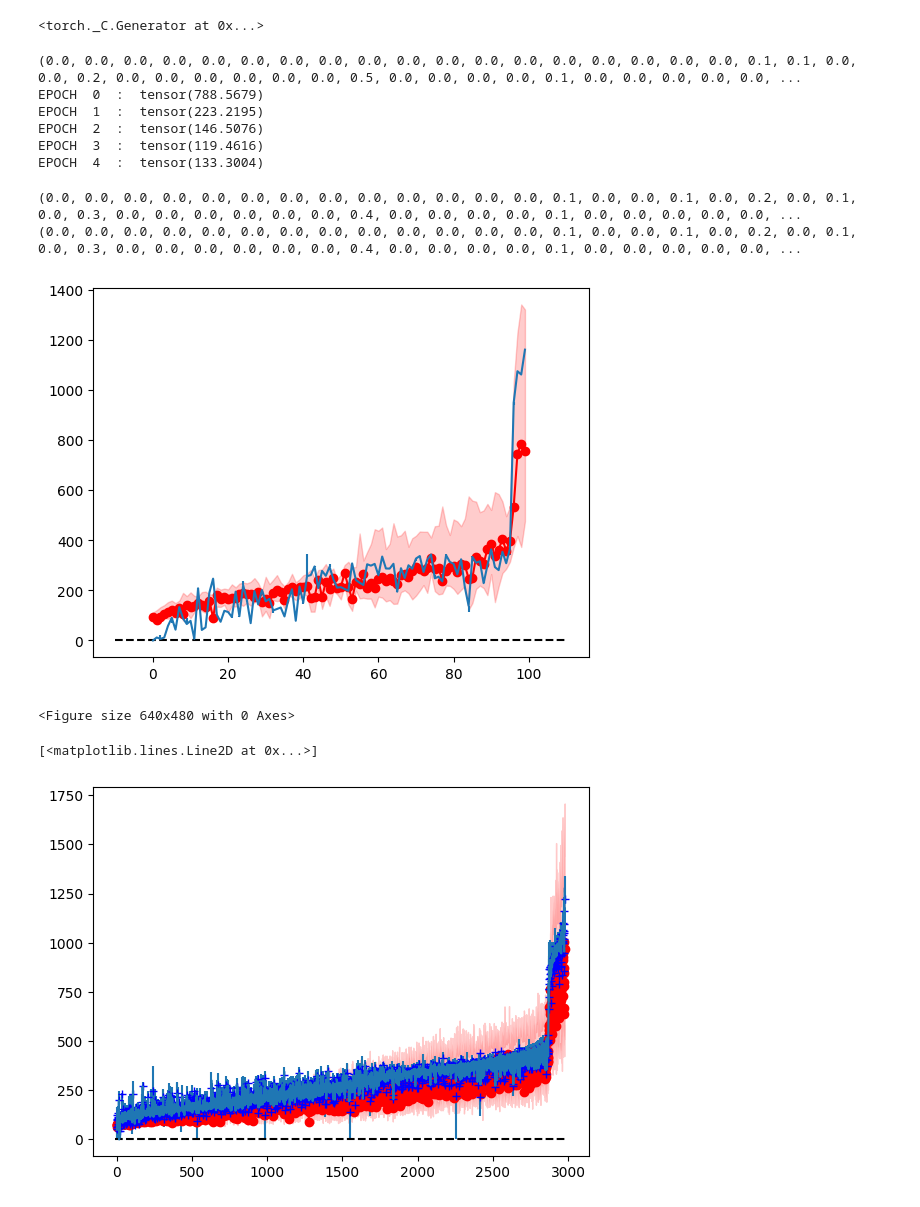
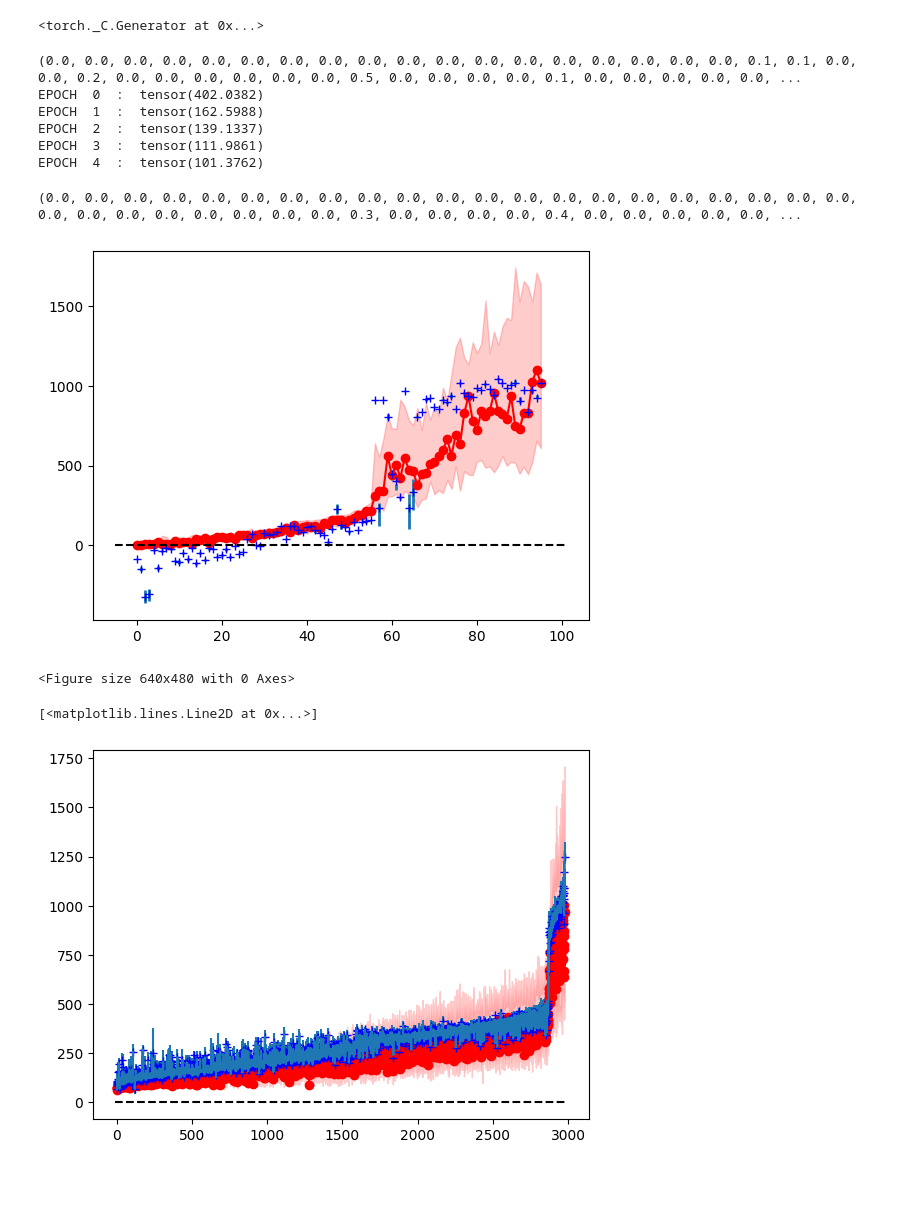
Before and after one commit to puneet-j/abm_sims_MRS, a Jupyter notebook: AAAI/learn_node_wise.ipynb, the cells around one changed output. Saved outputs shown, nothing was run; the diff lists cells and outputs as text; code cells hidden in the pictures; blank space fills up the shorter version.

```diff
--- a/AAAI/learn_node_wise.ipynb
+++ b/AAAI/learn_node_wise.ipynb
@@ -80,7 +80,8 @@ class GATNet(torch.nn.Module):
         # Apply the linear layer
         x = F.dropout(self.linear(x), p=self.p, training=self.training)
         embed = x
-        x = F.relu(self.linear2(x))
+        # x = F.relu(self.linear2(x))
+        x = self.linear2(x)
 
         # x[:,0] = self.sigm(x[:,0])
         # x[:,0] = self.ta(x[:,0] + 1)/2.0
@@ -165,6 +186,8 @@ for epoch in range(0, epochs):
     for feat, edge, ew in dataloader:
 
         features = feat.squeeze_(0)#.to(device)
+        # edges = convert_to_undirected(edge.squeeze_(0))#.to(device)
+        # edge_weights = convert_to_undirected_weights(ew.squeeze_(0))
         edges = edge.squeeze_(0)#.to(device)
         edge_weights = ew.squeeze_(0)
         # Create a tensor for labels, initially filled with NaN
@@ -190,7 +213,7 @@ for epoch in range(0, epochs):
 
         loss_for_one_graph = 0.0
         for subdata in loader:
-
+            subdata = subdata.to(device)
             # print(subdata)
             # print(subdata)
             label_mask = ~torch.isnan(subdata.y)
@@ -231,9 +254,9 @@ for epoch in range(0, epochs):
     # break
 # %% [output]
 (0.0, 0.0, 0.0, 0.0, 0.0, 0.0, 0.0, 0.0, 0.0, 0.0, 0.0, 0.0, 0.0, 0.0, 0.0, 0.0, 0.0, 0.0, 0.1, 0.1, 0.0, 0.0, 0.2, 0.0, 0.0, 0.0, 0.0, 0.0, 0.0, 0.5, 0.0, 0.0, 0.0, 0.0, 0.1, 0.0, 0.0, 0.0, 0.0, 0.0, ...
-EPOCH  0  :  tensor(788.5679)
-EPOCH  1  :  tensor(223.2195)
-EPOCH  2  :  tensor(146.5076)
-EPOCH  3  :  tensor(119.4616)
-EPOCH  4  :  tensor(133.3004)
+EPOCH  0  :  tensor(402.0382)
+EPOCH  1  :  tensor(162.5988)
+EPOCH  2  :  tensor(139.1337)
+EPOCH  3  :  tensor(111.9861)
+EPOCH  4  :  tensor(101.3762)
 # %%
@@ -304,7 +336,7 @@ EPOCH  4  :  tensor(133.3004)
 #     print('EPOCH ', epoch, ' : ', allLoss)
 # %%
 
-valfolder = './data/lots_of_node_samples/test_new_random_sample_64/graphs/'
+valfolder = './data/lots_of_node_samples/test_traj_sample_64/graphs/'
 files_val= os.listdir(valfolder)
 files_val = [file for file in files_val if file.endswith('.pickle') and file.startswith('1')]
 
@@ -322,16 +354,16 @@ for n in node_labels_dict:
     break
 
 
-nodelabels = pd.read_csv(valfolder +'times.csv')
+# nodelabels = pd.read_csv(valfolder +'times.csv')
 
-node_labels_dict = dict()
-for n in nodelabels.columns:
-    if n != 'Unnamed: 0':
-        node_labels_dict[n] = nodelabels[n].tolist()
+# node_labels_dict = dict()
+# for n in nodelabels.columns:
+#     if n != 'Unnamed: 0':
+#         node_labels_dict[n] = nodelabels[n].tolist()
 
-for n in node_labels_dict:
-    print(n)
-    break
+# for n in node_labels_dict:
+#     print(n)
+#     break
 
 predictions = []
 actual_labels = []
@@ -376,8 +408,7 @@ with torch.no_grad():
                 predictions.append(out[label_mask].cpu().numpy())
                 actual_labels.append(subdata.y[label_mask].cpu().numpy())
 # %% [output]
-(0.0, 0.0, 0.0, 0.0, 0.0, 0.0, 0.0, 0.0, 0.0, 0.0, 0.0, 0.0, 0.0, 0.1, 0.0, 0.0, 0.1, 0.0, 0.2, 0.0, 0.1, 0.0, 0.3, 0.0, 0.0, 0.0, 0.0, 0.0, 0.0, 0.4, 0.0, 0.0, 0.0, 0.0, 0.1, 0.0, 0.0, 0.0, 0.0, 0.0, ...
-(0.0, 0.0, 0.0, 0.0, 0.0, 0.0, 0.0, 0.0, 0.0, 0.0, 0.0, 0.0, 0.0, 0.1, 0.0, 0.0, 0.1, 0.0, 0.2, 0.0, 0.1, 0.0, 0.3, 0.0, 0.0, 0.0, 0.0, 0.0, 0.0, 0.4, 0.0, 0.0, 0.0, 0.0, 0.1, 0.0, 0.0, 0.0, 0.0, 0.0, ...
+(0.0, 0.0, 0.0, 0.0, 0.0, 0.0, 0.0, 0.0, 0.0, 0.0, 0.0, 0.0, 0.0, 0.0, 0.0, 0.0, 0.0, 0.0, 0.0, 0.0, 0.0, 0.0, 0.0, 0.0, 0.0, 0.0, 0.0, 0.0, 0.0, 0.3, 0.0, 0.0, 0.0, 0.0, 0.4, 0.0, 0.0, 0.0, 0.0, 0.0, ...
 # %%
 # print(np.shape(predictions[0]))
 # print(np.shape(actual_labels[0]), actual_labels)
@@ -432,32 +463,32 @@ for id, (i, o, n) in enumerate(zip(grouped_data.inputs, grouped_data.outputs, gr
     errpred25.append(np.nanpercentile(o, 25))
     errpred75.append(np.nanpercentile(o, 75))
     medianpreds.append(np.nanmedian(o))
 
 
 
 meanpoints = np.array(meanpoints)
 arr = np.argsort(meanpoints)
 meanpoints = meanpoints[arr]
 # print(meanpoints)
 # arr = ids
 error_fill2 = np.array(error_fill2)[arr]
 error_fill1 = np.array(error_fill1)[arr]
 medianpoints = np.array(medianpoints)[arr]
 meanpreds = np.array(meanpreds)[arr]
 ids = np.array(ids)
 errpred25 = np.array(errpred25)[arr]
 errpred75 = np.array(errpred75)[arr]
 medianpreds = np.array(medianpreds)[arr]
 # print(errpred25[0] - medianpreds[0])
 # print(medianpreds-errpred25)
-plt.errorbar(ids, medianpreds, yerr=[medianpreds-errpred25, errpred75-medianpreds], fmt='')
+plt.errorbar(ids, medianpreds, yerr=[medianpreds-errpred25, errpred75-medianpreds], fmt='', lw = 0.0, elinewidth=2.0)
 # print(arr)
 plt.plot(ids, medianpoints, 'ro-')
 # print(medianpoints[0] - error_fill1[0], medianpoints[0] + error_fill2[0])
 plt.fill_between(ids, error_fill1, error_fill2, color='red', alpha=0.2)
 plt.plot(ids, meanpreds, 'b+')
 plt.hlines(0.0, -5, len(ids) + 5, 'k', 'dashed')
 
 plt.show()
 # %% [output]
-[figure, old version]
+[figure, new version]
@@ -587,7 +615,7 @@ plt.plot(ids, meanpreds, 'b+')
 #         break
 # %% [output]
 [<matplotlib.lines.Line2D at 0x...>]
-[figure, old version]
+[figure, new version]
 # %%
 for id, (m, e1, e2) in enumerate(zip(medianpreds, errpred25, errpred75)):
     if m-e1 < 0 or e2-m < 0:
```
Also changed, not shown: parts of 8 cells of this notebook, 9 other files.
